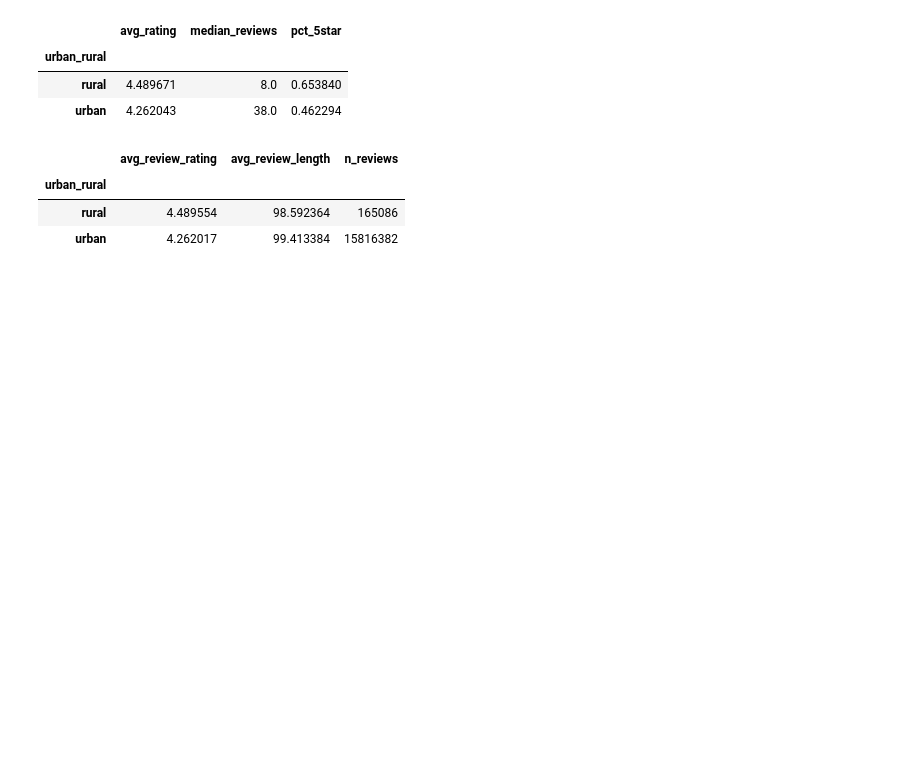
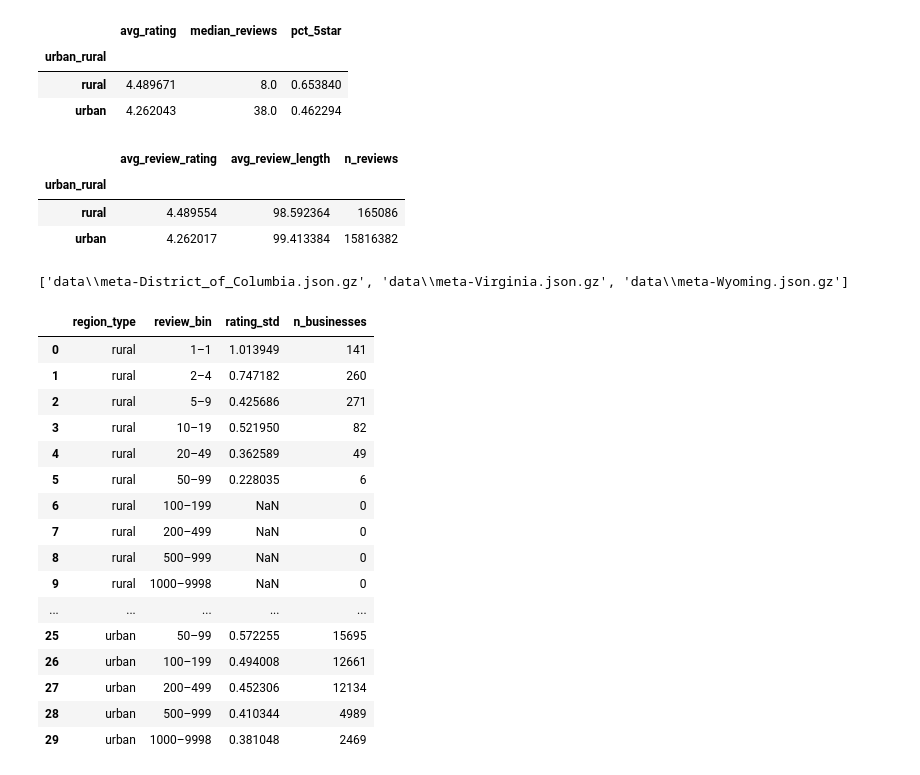
Before and after one commit to Dhrutube/DS3-LocalLens, a Jupyter notebook: rural_vs_urban.ipynb, the cells around one changed output. Saved outputs shown, nothing was run; the diff lists cells and outputs as text; code cells hidden in the pictures; blank space fills up the shorter version.

```diff
--- a/rural_vs_urban.ipynb
+++ b/rural_vs_urban.ipynb
@@ -156,0 +195,60 @@ df_review.groupby("urban_rural").agg(
+# %%
+feats, df_with_cells = extract_cell_features(df_meta)
+
+#scale state using global scalar
+# Wrap state_scores in a pd.Series
+state_scores = pd.Series(scaler.transform(feats).mean(axis=1), index=feats.index)
+
+
+#apply label based on threshold
+def classify_region(val):
+    if val < low_threshold: return "rural"
+    if val < high_threshold: return "suburban"
+    return "urban"
+
+feats["region_type"] = state_scores.apply(classify_region)
+
+#merge back to the metadata
+df_meta = df_with_cells.merge(feats[["region_type"]], on="geo_cell", how="left")
+# %%
+#Had to readd due to missing column. Look back in code to merge later
+bins = [1, 2, 5, 10, 20, 50, 100, 200, 500, 1000, df_meta["num_of_reviews"].max() + 1]
+labels = [f"{bins[i]}–{bins[i+1]-1}" for i in range(len(bins)-1)]
+
+df_meta["review_bin"] = pd.cut(df_meta["num_of_reviews"], bins=bins, labels=labels, right=False)
+
+regional_summary = df_meta.groupby(["region_type", "review_bin"]).agg(
+    rating_std=("avg_rating", "std"),
+    n_businesses=("gmap_id", "count")
+).reset_index()
+# %%
+#grouping for tableau
+regional_summary = df_meta.groupby(["region_type", "review_bin"]).agg(
+    rating_std=("avg_rating", "std"),
+    n_businesses=("gmap_id", "count")
+).reset_index()
+# %%
+#Which states are you using?
+print(all_files)
+# %% [output]
+['data\\meta-District_of_Columbia.json.gz', 'data\\meta-Virginia.json.gz', 'data\\meta-Wyoming.json.gz']
+# %%
+regional_summary
+# %% [output]
+|  | region_type | review_bin | rating_std | n_businesses |
+| 0 | rural | 1–1 | 1.013949 | 141 |
+| 1 | rural | 2–4 | 0.747182 | 260 |
+| 2 | rural | 5–9 | 0.425686 | 271 |
+| 3 | rural | 10–19 | 0.521950 | 82 |
+| 4 | rural | 20–49 | 0.362589 | 49 |
+| 5 | rural | 50–99 | 0.228035 | 6 |
+| 6 | rural | 100–199 | NaN | 0 |
+| 7 | rural | 200–499 | NaN | 0 |
+| 8 | rural | 500–999 | NaN | 0 |
+| 9 | rural | 1000–9998 | NaN | 0 |
+| ... | ... | ... | ... | ... |
+| 25 | urban | 50–99 | 0.572255 | 15695 |
+| 26 | urban | 100–199 | 0.494008 | 12661 |
+| 27 | urban | 200–499 | 0.452306 | 12134 |
+| 28 | urban | 500–999 | 0.410344 | 4989 |
+| 29 | urban | 1000–9998 | 0.381048 | 2469 |
```
Also changed, not shown: parts of 7 cells of this notebook, 5 other files.
